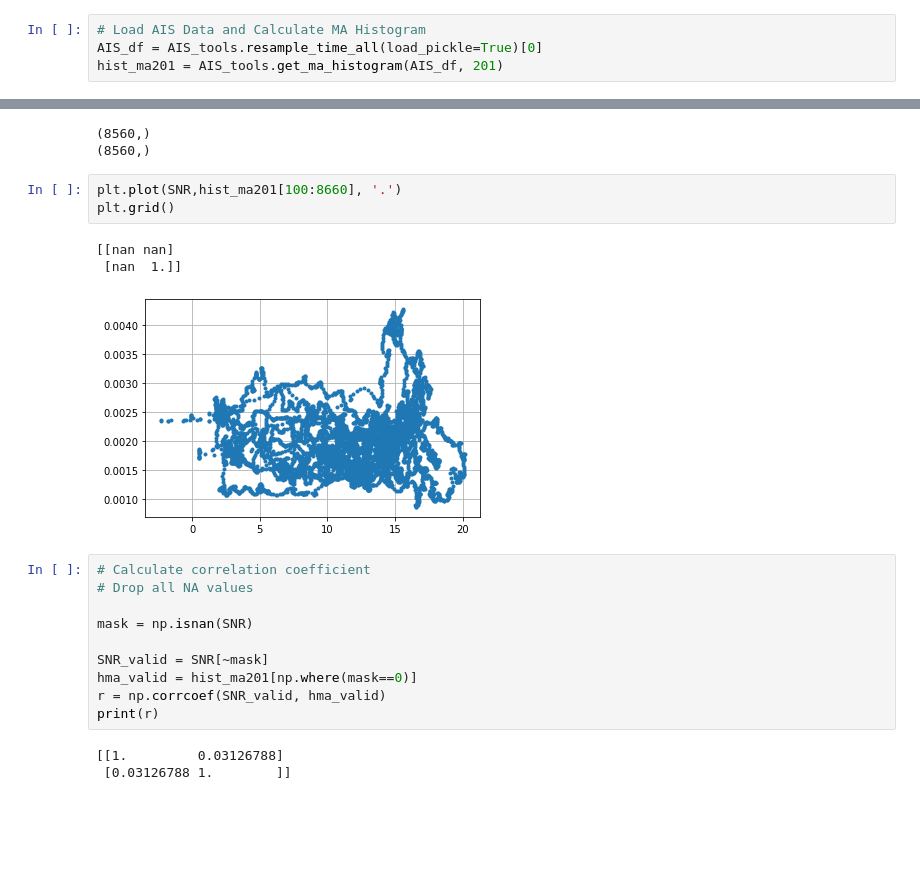
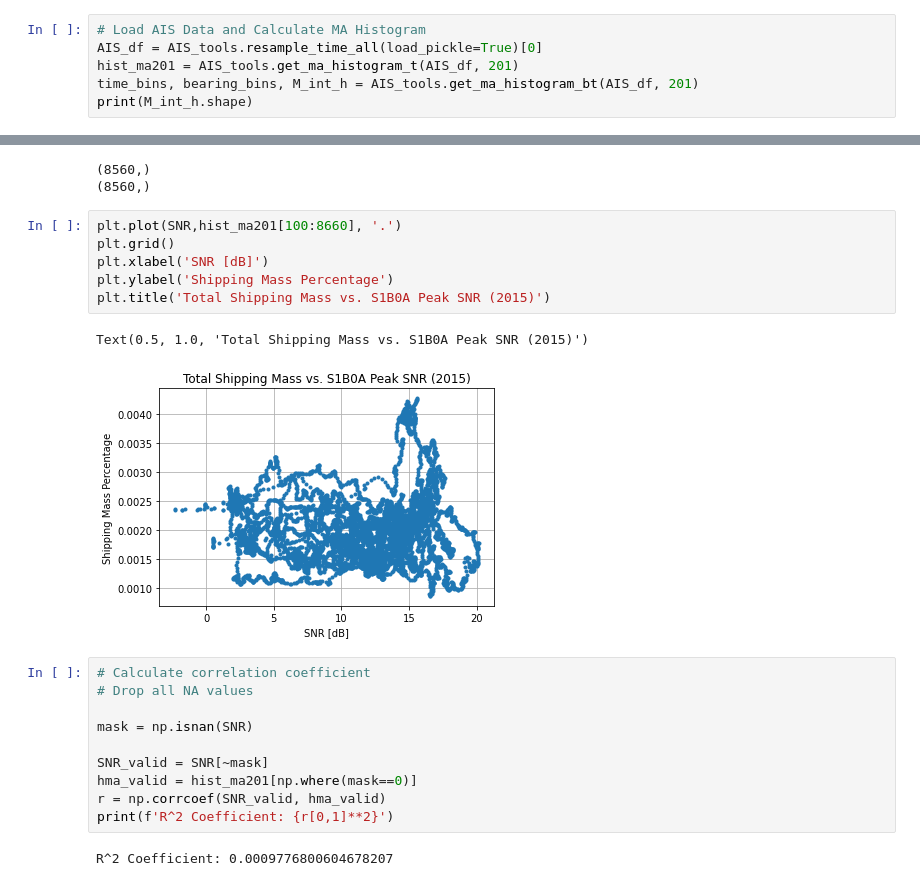
Before and after one commit to John-Ragland/Noise_Interferometry, a Jupyter notebook: Scripts/AIS_NCCF_Analysis.ipynb, the cells around one changed output, grey strips where cells are left out. Cells and saved outputs as stored; diff of their text form; blank space fills up the shorter version.

```diff
--- a/Scripts/AIS_NCCF_Analysis.ipynb
+++ b/Scripts/AIS_NCCF_Analysis.ipynb
@@ -17,4 +16,6 @@ The autoreload extension is already loaded. To reload it, use:
 # %%
 # Load AIS Data and Calculate MA Histogram
 AIS_df = AIS_tools.resample_time_all(load_pickle=True)[0]
-hist_ma201 = AIS_tools.get_ma_histogram(AIS_df, 201)
+hist_ma201 = AIS_tools.get_ma_histogram_t(AIS_df, 201)
+time_bins, bearing_bins, M_int_h = AIS_tools.get_ma_histogram_bt(AIS_df, 201)
+print(M_int_h.shape)
@@ -32,10 +44,12 @@ print(hist_ma201[100:8660].shape)
 # %%
 plt.plot(SNR,hist_ma201[100:8660], '.')
 plt.grid()
+plt.xlabel('SNR [dB]')
+plt.ylabel('Shipping Mass Percentage')
+plt.title('Total Shipping Mass vs. S1B0A Peak SNR (2015)')
 # %% [output]
-[[nan nan]
- [nan  1.]]
+Text(0.5, 1.0, 'Total Shipping Mass vs. S1B0A Peak SNR (2015)')
-[figure, old version]
+[figure, new version]
 # %%
 # Calculate correlation coefficient
 # Drop all NA values
@@ -45,7 +59,6 @@ mask = np.isnan(SNR)
 SNR_valid = SNR[~mask]
 hma_valid = hist_ma201[np.where(mask==0)]
 r = np.corrcoef(SNR_valid, hma_valid)
-print(r)
+print(f'R^2 Coefficient: {r[0,1]**2}')
 # %% [output]
-[[1.         0.03126788]
- [0.03126788 1.        ]]
+R^2 Coefficient: 0.0009776800604678207
```
Also changed, not shown: parts of 6 cells of this notebook, 3 other files.
